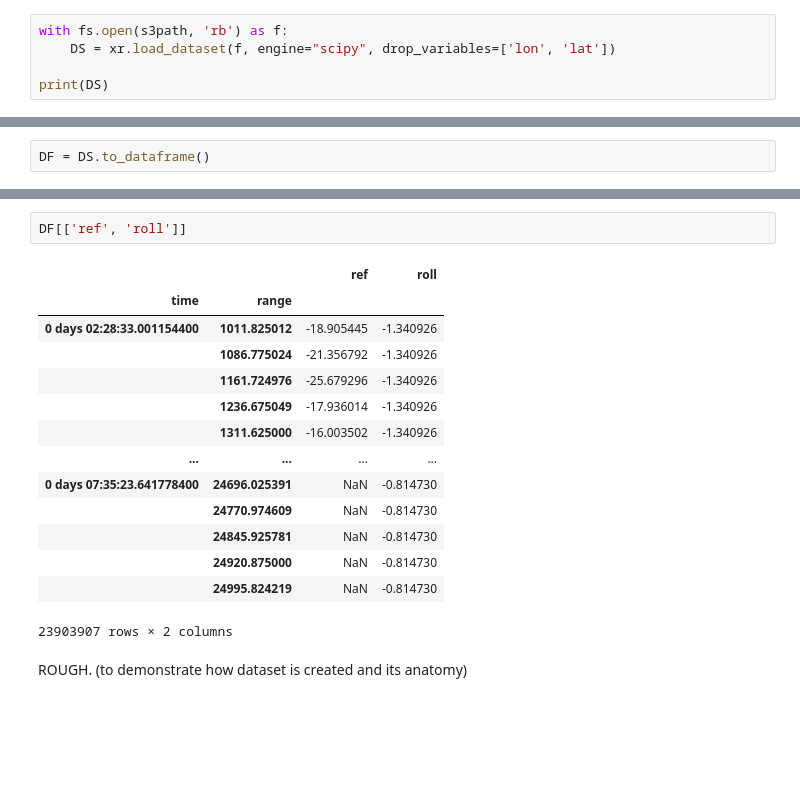
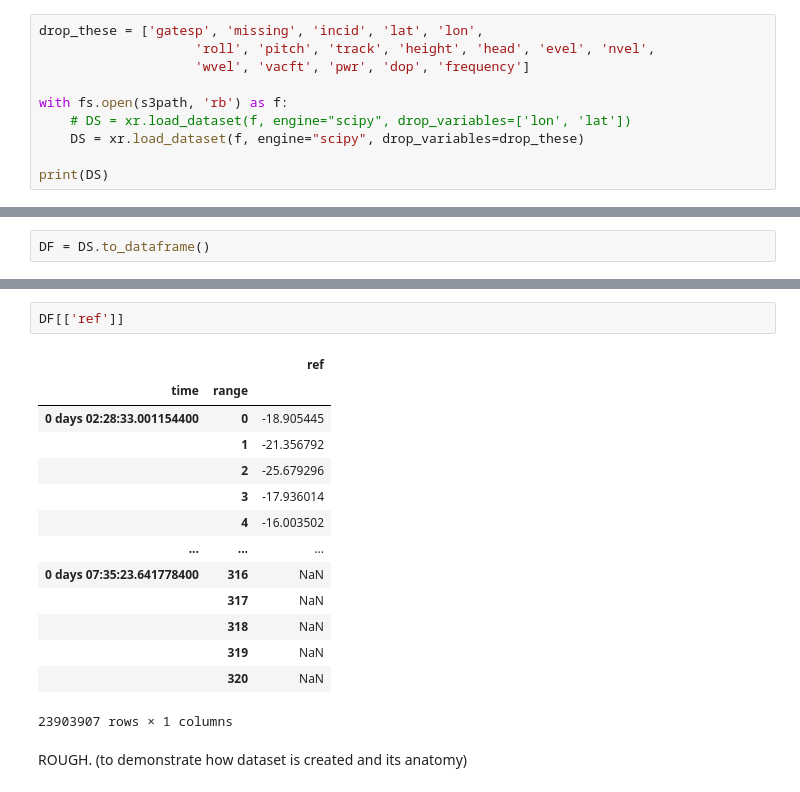
Before and after one commit to ghrcdaac/FCX-Histogram, a Jupyter notebook: preprocess_CRS.ipynb, the cells around one changed output, grey strips where cells are left out. Drawn from its saved outputs; the diff is of its cells as text; blank space fills up the shorter version.

Commit message:
remove the unwanted data columns from crs data

```diff
--- a/preprocess_CRS.ipynb
+++ b/preprocess_CRS.ipynb
@@ -34,8 +34,13 @@ fs.ls("fcx-raw-data-temp")
 # %% [markdown]
 XARRAY
 # %%
+drop_these = ['gatesp', 'missing', 'incid', 'lat', 'lon',
+                    'roll', 'pitch', 'track', 'height', 'head', 'evel', 'nvel',
+                    'wvel', 'vacft', 'pwr', 'dop', 'frequency']
+
 with fs.open(s3path, 'rb') as f:
-    DS = xr.load_dataset(f, engine="scipy", drop_variables=['lon', 'lat'])
+    # DS = xr.load_dataset(f, engine="scipy", drop_variables=['lon', 'lat'])
+    DS = xr.load_dataset(f, engine="scipy", drop_variables=drop_these)
 
 print(DS)
 # %% [output]
@@ -186,20 +213,20 @@ DF
 # %%
-DF[['ref', 'roll']]
+DF[['ref']]
 # %% [output]
-|  |  | ref | roll |
-| time | range |  |  |
-| 0 days 02:28:33.001154400 | 1011.825012 | -18.905445 | -1.340926 |
-|  | 1086.775024 | -21.356792 | -1.340926 |
-|  | 1161.724976 | -25.679296 | -1.340926 |
-|  | 1236.675049 | -17.936014 | -1.340926 |
-|  | 1311.625000 | -16.003502 | -1.340926 |
-| ... | ... | ... | ... |
-| 0 days 07:35:23.641778400 | 24696.025391 | NaN | -0.814730 |
-|  | 24770.974609 | NaN | -0.814730 |
-|  | 24845.925781 | NaN | -0.814730 |
-|  | 24920.875000 | NaN | -0.814730 |
-|  | 24995.824219 | NaN | -0.814730 |
+|  |  | ref |
+| time | range |  |
+| 0 days 02:28:33.001154400 | 0 | -18.905445 |
+|  | 1 | -21.356792 |
+|  | 2 | -25.679296 |
+|  | 3 | -17.936014 |
+|  | 4 | -16.003502 |
+| ... | ... | ... |
+| 0 days 07:35:23.641778400 | 316 | NaN |
+|  | 317 | NaN |
+|  | 318 | NaN |
+|  | 319 | NaN |
+|  | 320 | NaN |
-23903907 rows × 2 columns
+23903907 rows × 1 columns
 # %% [markdown]
 ROUGH. (to demonstrate how dataset is created and its anatomy)
 # %%
```
Also changed, not shown: parts of 14 cells of this notebook, 1 other file.
